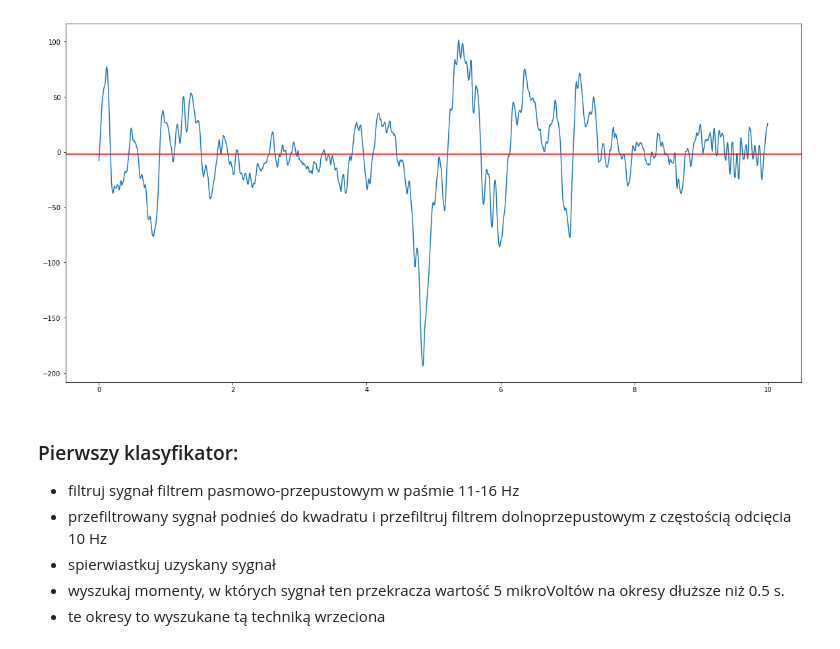
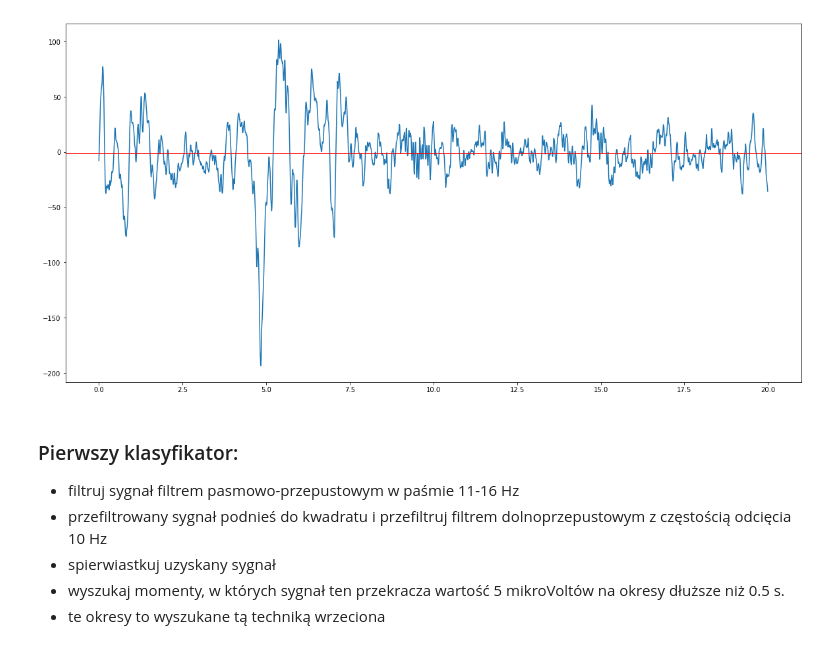
Before and after one commit to PPierzc/Analiza-Sygna-w, a Jupyter notebook: projekt2/Projekt2.ipynb, the cells around one changed output. Cells and saved outputs as stored; diff of their text form; code cells hidden in the pictures.

```diff
--- a/projekt2/Projekt2.ipynb
+++ b/projekt2/Projekt2.ipynb
@@ -9,13 +9,13 @@ Fs = 128
 nyq_f = Fs/2
 t = np.arange(0,T,1/Fs)
 # %%
-window = Fs*10
+window = Fs*20
 plt.figure(figsize=((20,10)))
 plt.plot(t[:window], s[:window])
 plt.axhline(np.mean(s[:window]), c='r')
 plt.show()
 # %% [output]
-[figure, old version]
+[figure, new version]
 # %% [markdown]
 ### Pierwszy klasyfikator:
 
```
Also changed, not shown: parts of 19 cells of this notebook, 4 other files.
